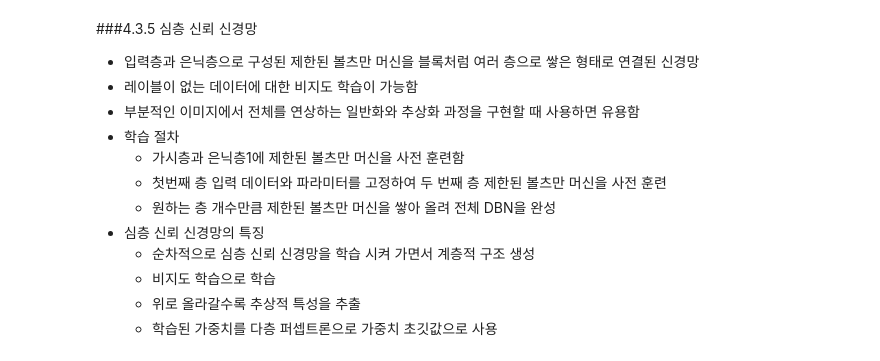
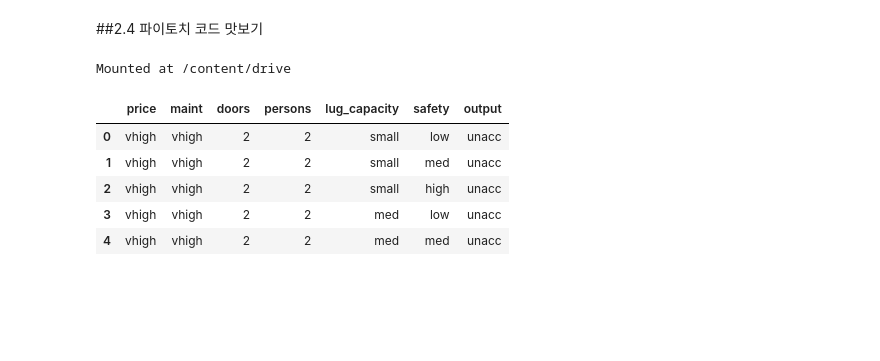
Before and after one commit to shinahyeong/ESAA, a Jupyter notebook: OB/ESAA_OB_1107_HW16.ipynb, the cells around one changed output. Saved outputs shown, nothing was run; the diff lists cells and outputs as text; code cells hidden in the pictures; blank space fills up the shorter version.

```diff
--- a/OB/ESAA_OB_1107_HW16.ipynb
+++ b/OB/ESAA_OB_1107_HW16.ipynb
@@ -221,14 +1,2 @@ class DropoutModel(torch.nn.Module):
-# %% [markdown]
-###4.3.5 심층 신뢰 신경망
-- 입력층과 은닉층으로 구성된 제한된 볼츠만 머신을 블록처럼 여러 층으로 쌓은 형태로 연결된 신경망
-- 레이블이 없는 데이터에 대한 비지도 학습이 가능함
-- 부분적인 이미지에서 전체를 연상하는 일반화와 추상화 과정을 구현할 때 사용하면 유용함
-- 학습 절차
-  - 가시층과 은닉층1에 제한된 볼츠만 머신을 사전 훈련함
-  - 첫번째 층 입력 데이터와 파라미터를 고정하여 두 번째 층 제한된 볼츠만 머신을 사전 훈련
-  - 원하는 층 개수만큼 제한된 볼츠만 머신을 쌓아 올려 전체 DBN을 완성
-- 심층 신뢰 신경망의 특징
-  - 순차적으로 심층 신뢰 신경망을 학습 시켜 가면서 계층적 구조 생성
-  - 비지도 학습으로 학습
-  - 위로 올라갈수록 추상적 특성을 추출
-  - 학습된 가중치를 다층 퍼셉트론으로 가중치 초깃값으로 사용
+# %% [markdown]
+##2.4 파이토치 코드 맛보기
@@ -234,0 +11,14 @@ class DropoutModel(torch.nn.Module):
+# %%
+from google.colab import drive
+drive.mount('/content/drive')
+
+dataset = pd.read_csv('/content/drive/MyDrive/Colab Notebooks/HW_data/car_evaluation.csv')
+dataset.head()
+# %% [output]
+Mounted at /content/drive
+|  | price | maint | doors | persons | lug_capacity | safety | output |
+| 0 | vhigh | vhigh | 2 | 2 | small | low | unacc |
+| 1 | vhigh | vhigh | 2 | 2 | small | med | unacc |
+| 2 | vhigh | vhigh | 2 | 2 | small | high | unacc |
+| 3 | vhigh | vhigh | 2 | 2 | med | low | unacc |
+| 4 | vhigh | vhigh | 2 | 2 | med | med | unacc |
```
Also changed, not shown: parts of 47 cells of this notebook, 1 other file.
